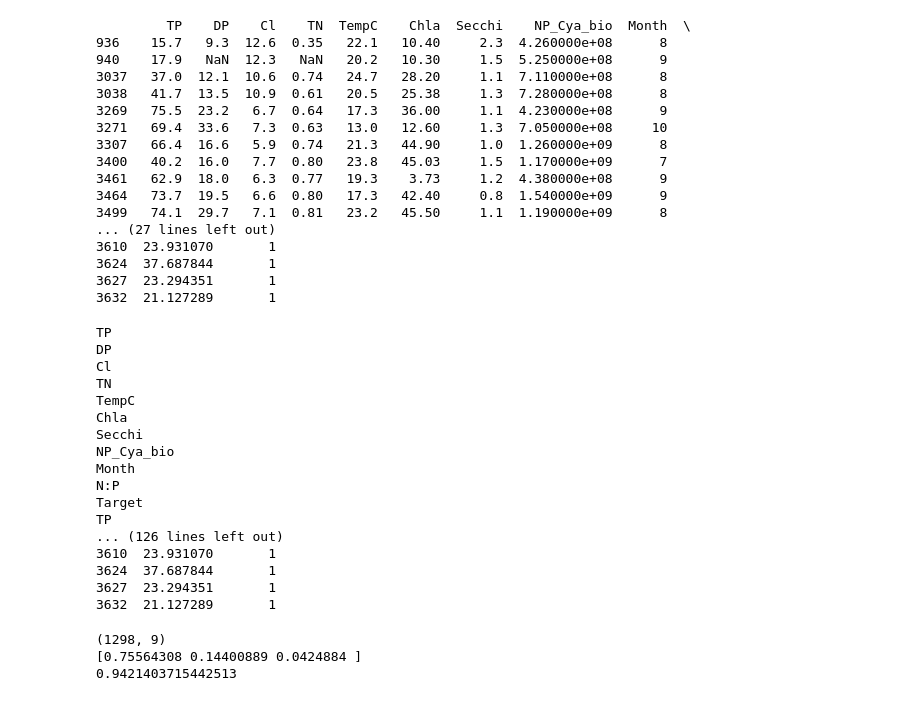
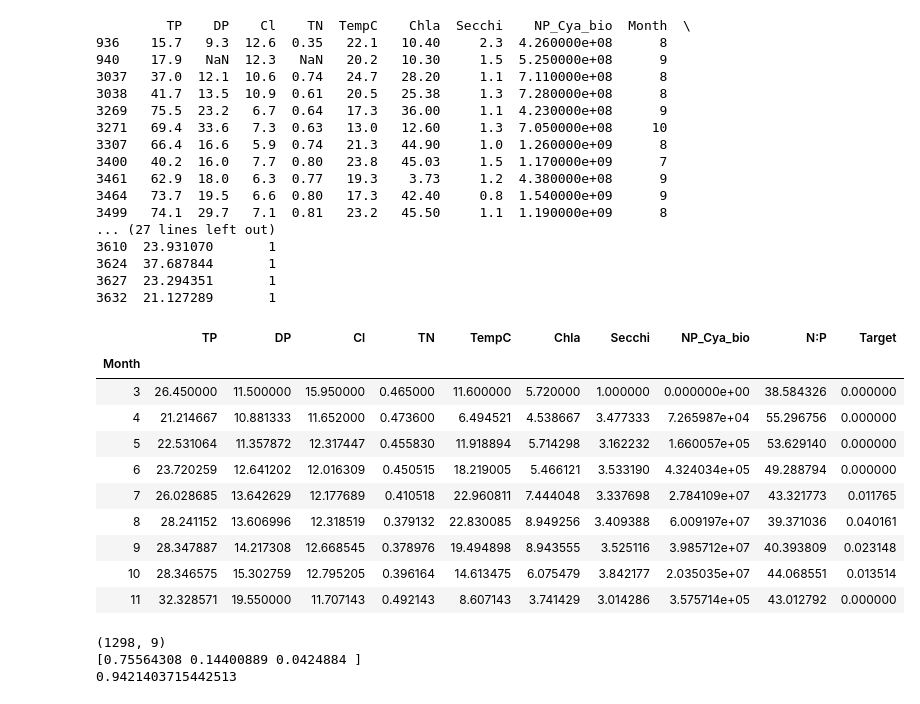
Before and after one commit to timolary/cyanobac-ml, a Jupyter notebook: Cyanobacteria.ipynb, the cells around one changed output. Drawn from its saved outputs; the diff is of its cells as text; code cells hidden in the pictures.

```diff
--- a/Cyanobacteria.ipynb
+++ b/Cyanobacteria.ipynb
@@ -105,34 +121,29 @@ print(ds2[ds2['Target'] == 1])
 # %%
 #Monthly Averages!
 averages = ds2.groupby('Month').mean()
+averages
 
 #Now fill in the NaN's?
-months = [3,4,5,6,7,8,9,10,11]
-for month in months:
-    for column in ds2:
-        print(row)
+#months = [3,4,5,6,7,8,9,10,11]
+#for month in months:
+#    for column in ds2:
+#        print(row)
         #if row[8] == month:
             #ds2.fillna(value = averages[month - 3, :], axis = 0)
 
-print(ds2[ds2['Target'] == 1])
+#print(ds2[ds2['Target'] == 1])
 # %% [output]
-TP
-DP
-Cl
-TN
-TempC
-Chla
-Secchi
-NP_Cya_bio
-Month
-N:P
-Target
-TP
-... (126 lines left out)
-3610  23.931070       1
-3624  37.687844       1
-3627  23.294351       1
-3632  21.127289       1
+|  | TP | DP | Cl | TN | TempC | Chla | Secchi | NP_Cya_bio | N:P | Target |
+| Month |  |  |  |  |  |  |  |  |  |  |
+| 3 | 26.450000 | 11.500000 | 15.950000 | 0.465000 | 11.600000 | 5.720000 | 1.000000 | 0.000000e+00 | 38.584326 | 0.000000 |
+| 4 | 21.214667 | 10.881333 | 11.652000 | 0.473600 | 6.494521 | 4.538667 | 3.477333 | 7.265987e+04 | 55.296756 | 0.000000 |
+| 5 | 22.531064 | 11.357872 | 12.317447 | 0.455830 | 11.918894 | 5.714298 | 3.162232 | 1.660057e+05 | 53.629140 | 0.000000 |
+| 6 | 23.720259 | 12.641202 | 12.016309 | 0.450515 | 18.219005 | 5.466121 | 3.533190 | 4.324034e+05 | 49.288794 | 0.000000 |
+| 7 | 26.028685 | 13.642629 | 12.177689 | 0.410518 | 22.960811 | 7.444048 | 3.337698 | 2.784109e+07 | 43.321773 | 0.011765 |
+| 8 | 28.241152 | 13.606996 | 12.318519 | 0.379132 | 22.830085 | 8.949256 | 3.409388 | 6.009197e+07 | 39.371036 | 0.040161 |
+| 9 | 28.347887 | 14.217308 | 12.668545 | 0.378976 | 19.494898 | 8.943555 | 3.525116 | 3.985712e+07 | 40.393809 | 0.023148 |
+| 10 | 28.346575 | 15.302759 | 12.795205 | 0.396164 | 14.613475 | 6.075479 | 3.842177 | 2.035035e+07 | 44.068551 | 0.013514 |
+| 11 | 32.328571 | 19.550000 | 11.707143 | 0.492143 | 8.607143 | 3.741429 | 3.014286 | 3.575714e+05 | 43.012792 | 0.000000 |
 # %%
 #Drop cyanobac biovolumes - or not, depending what we're doing
 #ds2 = ds2.drop(['NP_Cya_bio'], axis=1)
```
Also changed, not shown: parts of 1 cell of this notebook, 1 other file.
